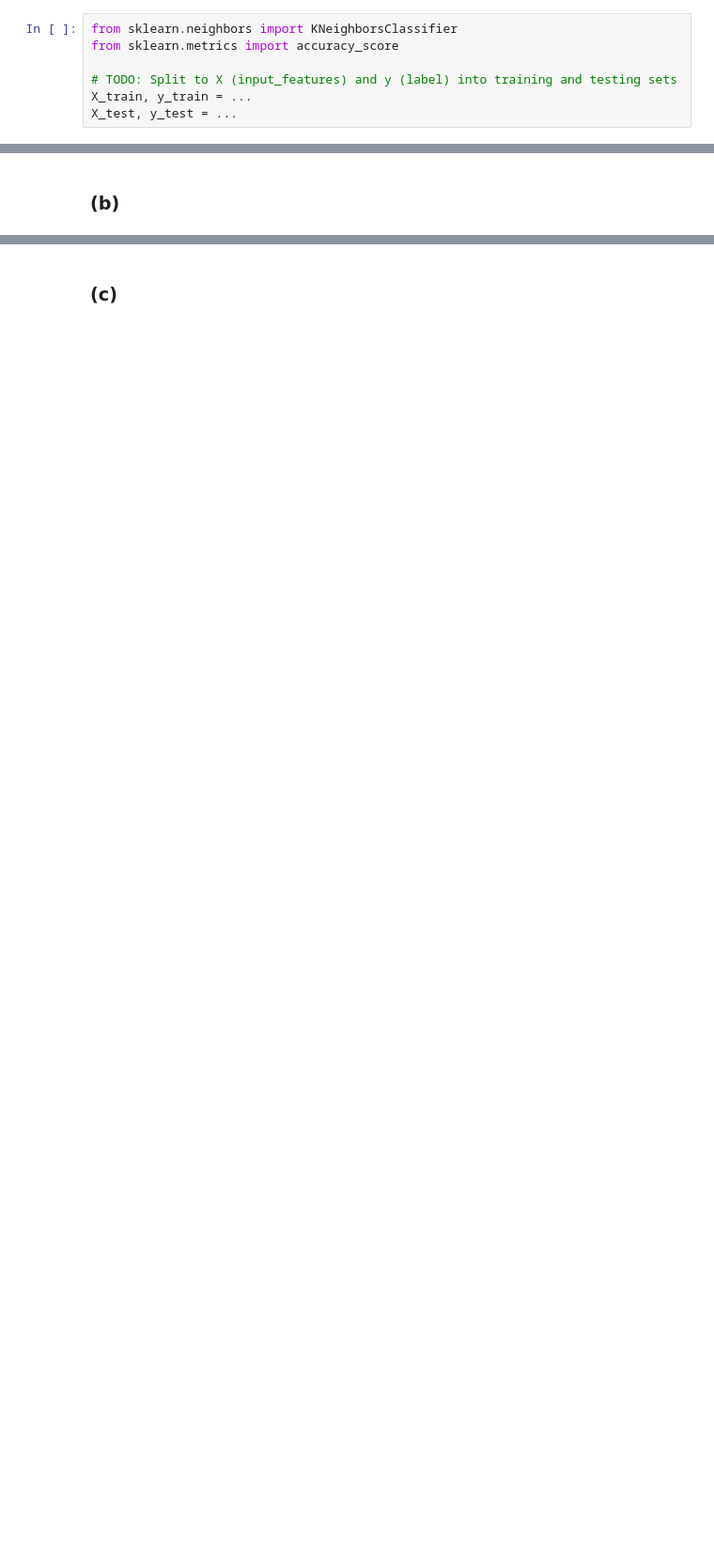
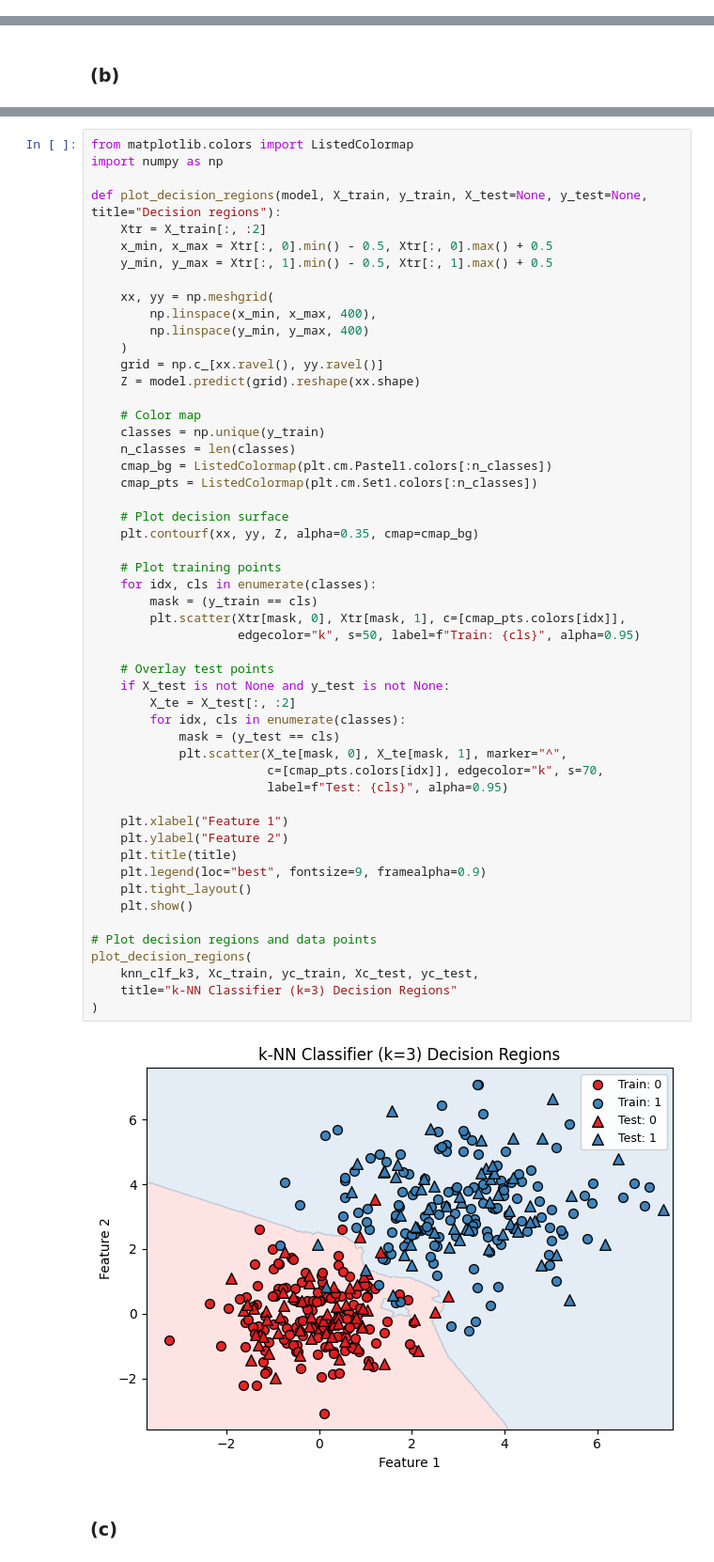
Before and after one commit to vrecla/comp7703-pracs-nb, a Jupyter notebook: PracW2.ipynb, the cells around one changed output, grey strips where cells are left out. Shown at 94% size. Saved outputs shown, nothing was run; the diff lists cells and outputs as text; blank space fills up the shorter version.

```diff
--- a/PracW2.ipynb
+++ b/PracW2.ipynb
@@ -40,11 +86,4 @@ seed = 42
 ## Q3
 # %% [markdown]
 ### (a)
-# %%
-from sklearn.neighbors import KNeighborsClassifier
-from sklearn.metrics import accuracy_score
-
-# TODO: Split to X (input_features) and y (label) into training and testing sets
-X_train, y_train = ...
-X_test, y_test = ...
 # %%
@@ -104,3 +124,57 @@ plt.show()
+# %%
+from matplotlib.colors import ListedColormap
+import numpy as np
+
+def plot_decision_regions(model, X_train, y_train, X_test=None, y_test=None, title="Decision regions"):
+    Xtr = X_train[:, :2]
+    x_min, x_max = Xtr[:, 0].min() - 0.5, Xtr[:, 0].max() + 0.5
+    y_min, y_max = Xtr[:, 1].min() - 0.5, Xtr[:, 1].max() + 0.5
+
+    xx, yy = np.meshgrid(
+        np.linspace(x_min, x_max, 400),
+        np.linspace(y_min, y_max, 400)
+    )
+    grid = np.c_[xx.ravel(), yy.ravel()]
+    Z = model.predict(grid).reshape(xx.shape)
+
+    # Color map
+    classes = np.unique(y_train)
+    n_classes = len(classes)
+    cmap_bg = ListedColormap(plt.cm.Pastel1.colors[:n_classes])
+    cmap_pts = ListedColormap(plt.cm.Set1.colors[:n_classes])
+
+    # Plot decision surface
+    plt.contourf(xx, yy, Z, alpha=0.35, cmap=cmap_bg)
+
+    # Plot training points
+    for idx, cls in enumerate(classes):
+        mask = (y_train == cls)
+        plt.scatter(Xtr[mask, 0], Xtr[mask, 1], c=[cmap_pts.colors[idx]],
+                    edgecolor="k", s=50, label=f"Train: {cls}", alpha=0.95)
+
+    # Overlay test points
+    if X_test is not None and y_test is not None:
+        X_te = X_test[:, :2]
+        for idx, cls in enumerate(classes):
+            mask = (y_test == cls)
+            plt.scatter(X_te[mask, 0], X_te[mask, 1], marker="^",
+                        c=[cmap_pts.colors[idx]], edgecolor="k", s=70,
+                        label=f"Test: {cls}", alpha=0.95)
+
+    plt.xlabel("Feature 1")
+    plt.ylabel("Feature 2")
+    plt.title(title)
+    plt.legend(loc="best", fontsize=9, framealpha=0.9)
+    plt.tight_layout()
+    plt.show()
+
+# Plot decision regions and data points
+plot_decision_regions(
+    knn_clf_k3, Xc_train, yc_train, Xc_test, yc_test,
+    title="k-NN Classifier (k=3) Decision Regions"
+)
+# %% [output]
+[figure, added]
 # %% [markdown]
 ### (c)
 # %%
```
Also changed, not shown: parts of 13 cells of this notebook.
